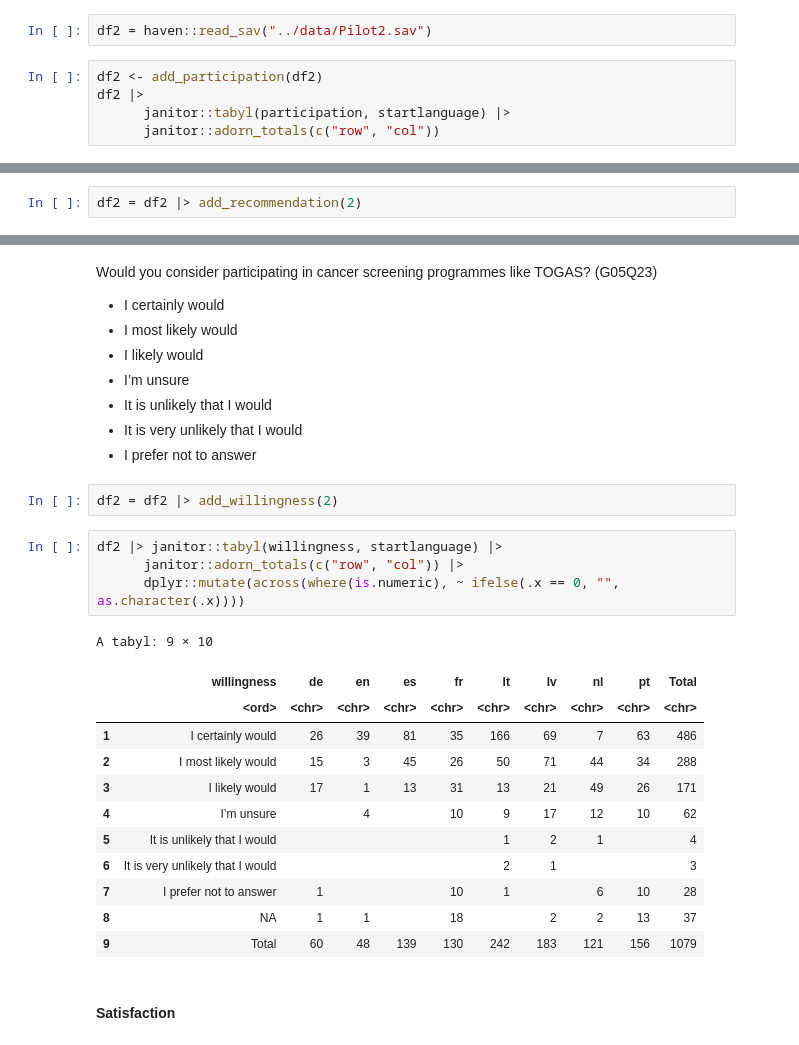
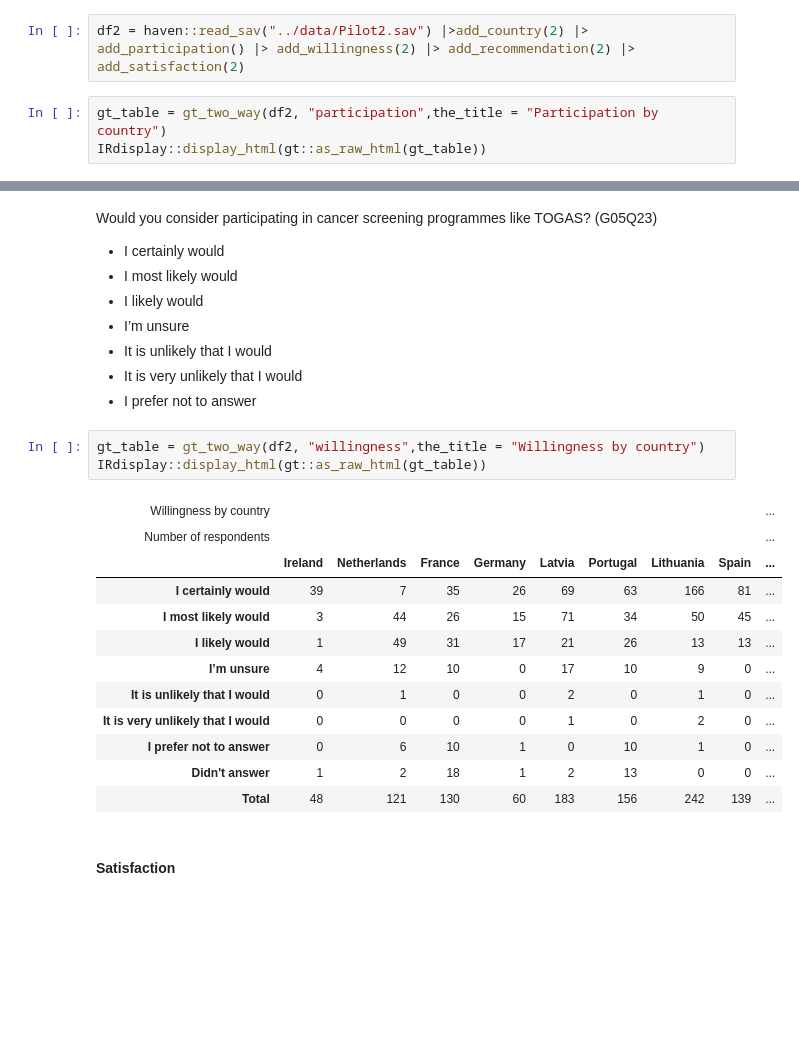
Before and after one commit to omesalles/togas, a Jupyter notebook: scripts/three-way-table-for-outcomes.ipynb, the cells around one changed output, grey strips where cells are left out. Drawn from its saved outputs; the diff is of its cells as text; blank space fills up the shorter version.

Commit message:
Formatted outcome contingency tables

```diff
--- a/scripts/three-way-table-for-outcomes.ipynb
+++ b/scripts/three-way-table-for-outcomes.ipynb
@@ -340,10 +231,8 @@ With regards the interactions, of the 406 that answered the three aspects:
 # %% [markdown]
 ### Participation
 # %%
-df2 = haven::read_sav("../data/Pilot2.sav")
+df2 = haven::read_sav("../data/Pilot2.sav") |>add_country(2) |> add_participation() |> add_willingness(2) |> add_recommendation(2) |> add_satisfaction(2)
 # %%
-df2 <- add_participation(df2)
-df2 |>
-      janitor::tabyl(participation, startlanguage) |>
-      janitor::adorn_totals(c("row", "col"))
+gt_table = gt_two_way(df2, "participation",the_title = "Participation by country")
+IRdisplay::display_html(gt::as_raw_html(gt_table))
 # %% [output]
@@ -371,6 +262,4 @@ A tibble: 1 × 88
 | id | submitdate | lastpage | startlanguage | seed | startdate | datestamp | G01Q01 | G01Q02 | G00Q26 | ... |
 | <dbl> | <dttm> | <dbl> | <chr> | <dbl> | <dttm> | <dttm> | <chr+lbl> | <chr+lbl> | <chr+lbl> | ... |
 | 67 | 2025-07-24 14:03:32 | 6 | fr | 216412101 | 2025-07-24 14:00:03 | 2025-07-24 14:03:32 | AO01 | AO01 | AO01 | ... |
-# %%
-df2 = df2 |> add_recommendation(2)
 # %%
@@ -397,25 +284,22 @@ Would you consider participating in cancer screening programmes like TOGAS? (G05
 * It is unlikely that I would
 * It is very unlikely that I would
 * I prefer not to answer
-# %%
-df2 = df2 |> add_willingness(2)
 # %%
-df2 |> janitor::tabyl(willingness, startlanguage) |>
-      janitor::adorn_totals(c("row", "col")) |>
-      dplyr::mutate(across(where(is.numeric), ~ ifelse(.x == 0, "", as.character(.x))))
+gt_table = gt_two_way(df2, "willingness",the_title = "Willingness by country")
+IRdisplay::display_html(gt::as_raw_html(gt_table))
 # %% [output]
-A tabyl: 9 × 10
-|  | willingness | de | en | es | fr | lt | lv | nl | pt | Total |
-|  | <ord> | <chr> | <chr> | <chr> | <chr> | <chr> | <chr> | <chr> | <chr> | <chr> |
-| 1 | I certainly would | 26 | 39 | 81 | 35 | 166 | 69 | 7 | 63 | 486 |
-| 2 | I most likely would | 15 | 3 | 45 | 26 | 50 | 71 | 44 | 34 | 288 |
-| 3 | I likely would | 17 | 1 | 13 | 31 | 13 | 21 | 49 | 26 | 171 |
-| 4 | I’m unsure |  | 4 |  | 10 | 9 | 17 | 12 | 10 | 62 |
-| 5 | It is unlikely that I would |  |  |  |  | 1 | 2 | 1 |  | 4 |
-| 6 | It is very unlikely that I would |  |  |  |  | 2 | 1 |  |  | 3 |
-| 7 | I prefer not to answer | 1 |  |  | 10 | 1 |  | 6 | 10 | 28 |
-| 8 | NA | 1 | 1 |  | 18 |  | 2 | 2 | 13 | 37 |
-| 9 | Total | 60 | 48 | 139 | 130 | 242 | 183 | 121 | 156 | 1079 |
+| Willingness by country |  |  |  |  |  |  |  |  | ... |
+| Number of respondents |  |  |  |  |  |  |  |  | ... |
+|  | Ireland | Netherlands | France | Germany | Latvia | Portugal | Lithuania | Spain | ... |
+| I certainly would | 39 | 7 | 35 | 26 | 69 | 63 | 166 | 81 | ... |
+| I most likely would | 3 | 44 | 26 | 15 | 71 | 34 | 50 | 45 | ... |
+| I likely would | 1 | 49 | 31 | 17 | 21 | 26 | 13 | 13 | ... |
+| I’m unsure | 4 | 12 | 10 | 0 | 17 | 10 | 9 | 0 | ... |
+| It is unlikely that I would | 0 | 1 | 0 | 0 | 2 | 0 | 1 | 0 | ... |
+| It is very unlikely that I would | 0 | 0 | 0 | 0 | 1 | 0 | 2 | 0 | ... |
+| I prefer not to answer | 0 | 6 | 10 | 1 | 0 | 10 | 1 | 0 | ... |
+| Didn't answer | 1 | 2 | 18 | 1 | 2 | 13 | 0 | 0 | ... |
+| Total | 48 | 121 | 130 | 60 | 183 | 156 | 242 | 139 | ... |
 # %% [markdown]
 #### Satisfaction
 # %% [markdown]
```
Also changed, not shown: parts of 44 cells of this notebook.
